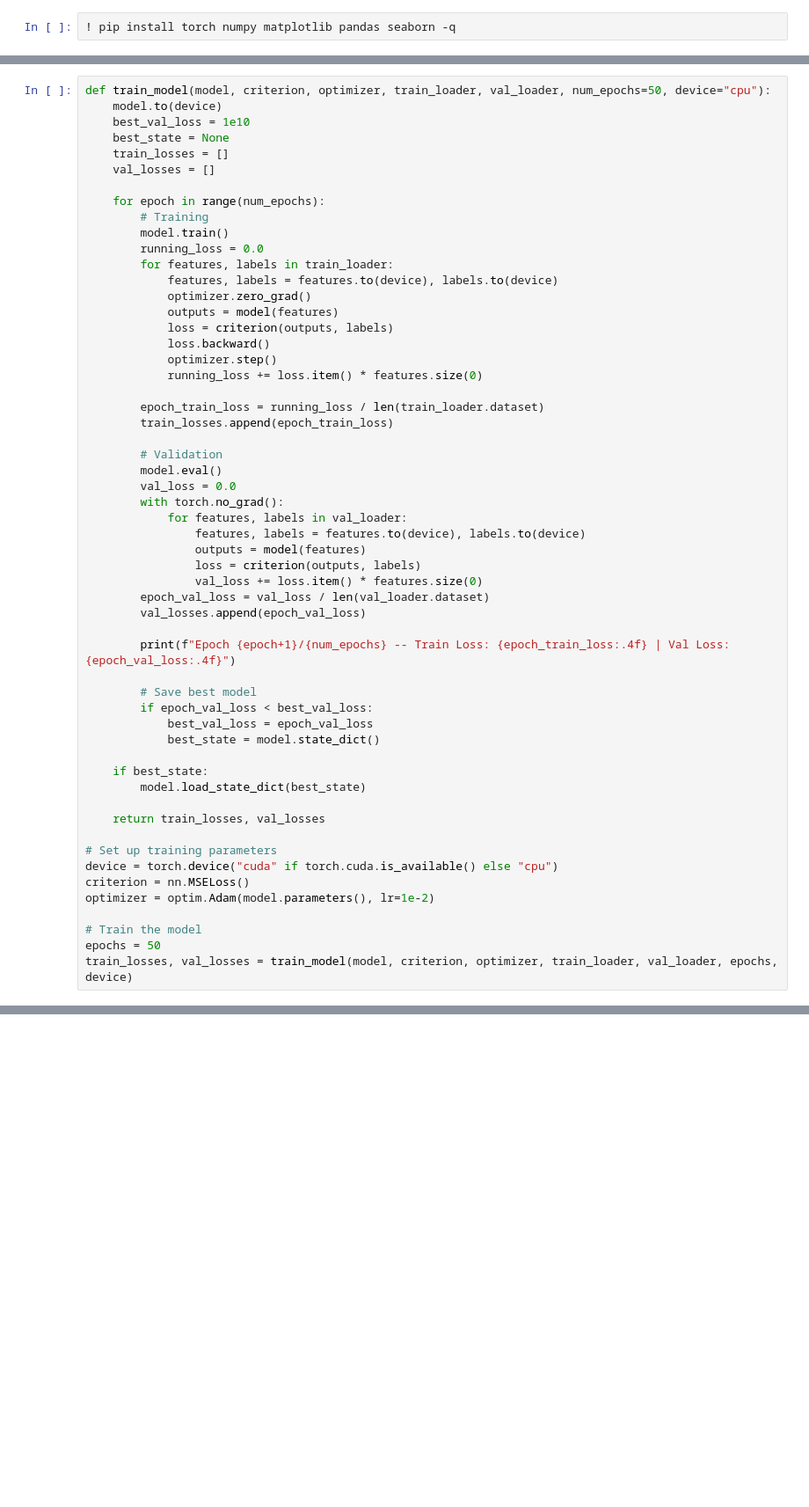
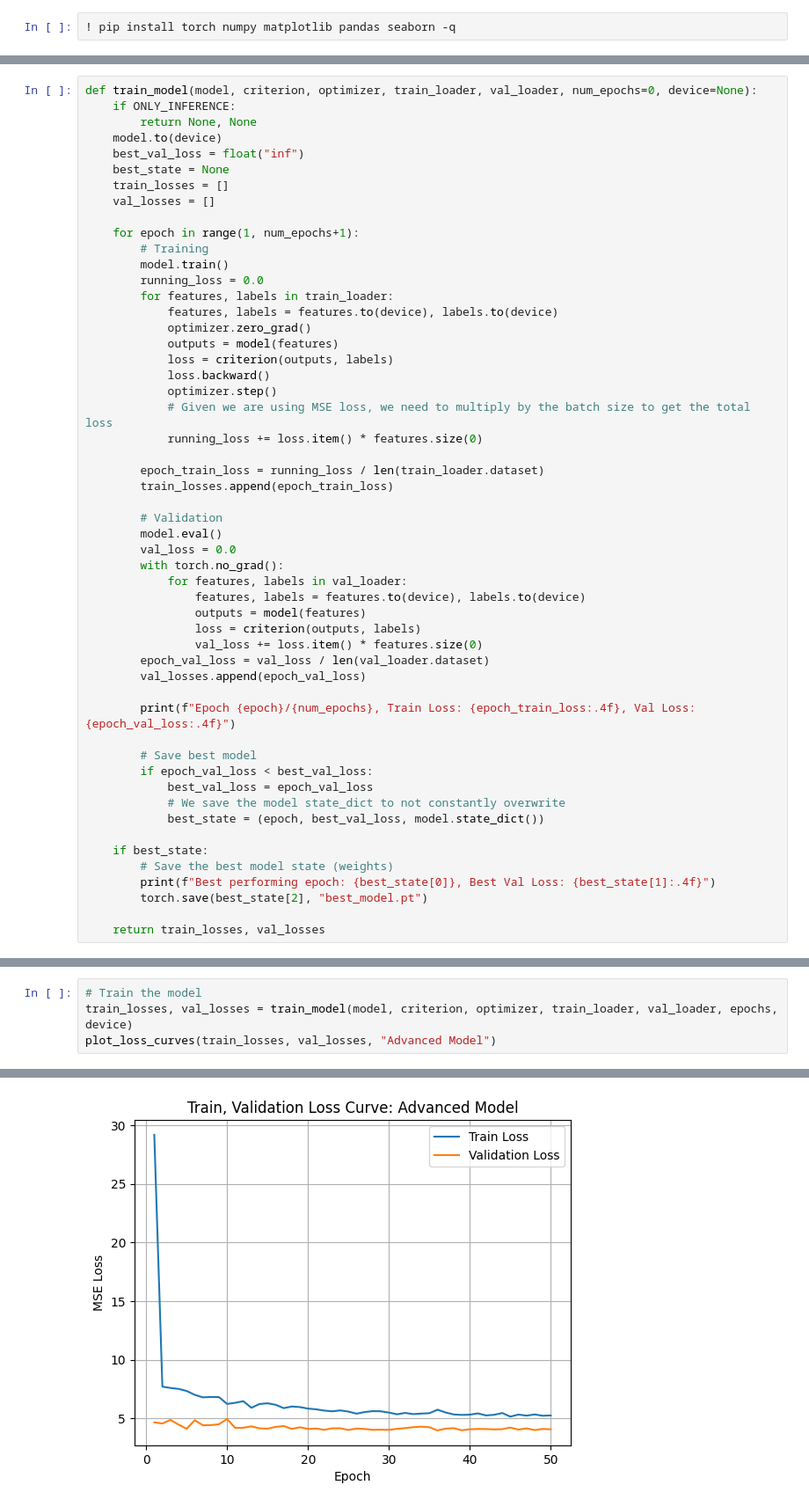
Before and after one commit to mikolajhilgert/deep-learning, a Jupyter notebook: code.ipynb, the cells around one changed output, grey strips where cells are left out. Shown: that part at 88% size. Saved outputs shown, nothing was run; the diff lists cells and outputs as text; blank space fills up the shorter version.

```diff
--- a/code.ipynb
+++ b/code.ipynb
@@ -138,12 +173,14 @@ Advanced Model:
 # %%
-def train_model(model, criterion, optimizer, train_loader, val_loader, num_epochs=50, device="cpu"):
+def train_model(model, criterion, optimizer, train_loader, val_loader, num_epochs=0, device=None):
+    if ONLY_INFERENCE:
+        return None, None
     model.to(device)
-    best_val_loss = 1e10
+    best_val_loss = float("inf")
     best_state = None
     train_losses = []
     val_losses = []
 
-    for epoch in range(num_epochs):
+    for epoch in range(1, num_epochs+1):
         # Training
         model.train()
         running_loss = 0.0
@@ -154,6 +191,7 @@ def train_model(model, criterion, optimizer, train_loader, val_loader, num_epoch
             loss = criterion(outputs, labels)
             loss.backward()
             optimizer.step()
+            # Given we are using MSE loss, we need to multiply by the batch size to get the total loss
             running_loss += loss.item() * features.size(0)
 
         epoch_train_loss = running_loss / len(train_loader.dataset)
@@ -171,23 +209,17 @@ def train_model(model, criterion, optimizer, train_loader, val_loader, num_epoch
         epoch_val_loss = val_loss / len(val_loader.dataset)
         val_losses.append(epoch_val_loss)
 
-        print(f"Epoch {epoch+1}/{num_epochs} -- Train Loss: {epoch_train_loss:.4f} | Val Loss: {epoch_val_loss:.4f}")
+        print(f"Epoch {epoch}/{num_epochs}, Train Loss: {epoch_train_loss:.4f}, Val Loss: {epoch_val_loss:.4f}")
 
         # Save best model
         if epoch_val_loss < best_val_loss:
             best_val_loss = epoch_val_loss
-            best_state = model.state_dict()
+            # We save the model state_dict to not constantly overwrite
+            best_state = (epoch, best_val_loss, model.state_dict())
 
     if best_state:
-        model.load_state_dict(best_state)
+        # Save the best model state (weights)
+        print(f"Best performing epoch: {best_state[0]}, Best Val Loss: {best_state[1]:.4f}")
+        torch.save(best_state[2], "best_model.pt")
 
     return train_losses, val_losses
-
-# Set up training parameters
-device = torch.device("cuda" if torch.cuda.is_available() else "cpu")
-criterion = nn.MSELoss()
-optimizer = optim.Adam(model.parameters(), lr=1e-2)
-
-# Train the model
-epochs = 50
-train_losses, val_losses = train_model(model, criterion, optimizer, train_loader, val_loader, epochs, device)
@@ -224,0 +268,5 @@ plt.show()
+# %%
+# Train the model
+train_losses, val_losses = train_model(model, criterion, optimizer, train_loader, val_loader, epochs, device)
+plot_loss_curves(train_losses, val_losses, "Advanced Model")
+# %% [output]
@@ -224,0 +290 @@ plt.show()
+[figure, added]
```
Also changed, not shown: parts of 21 cells of this notebook, 3 other files.
